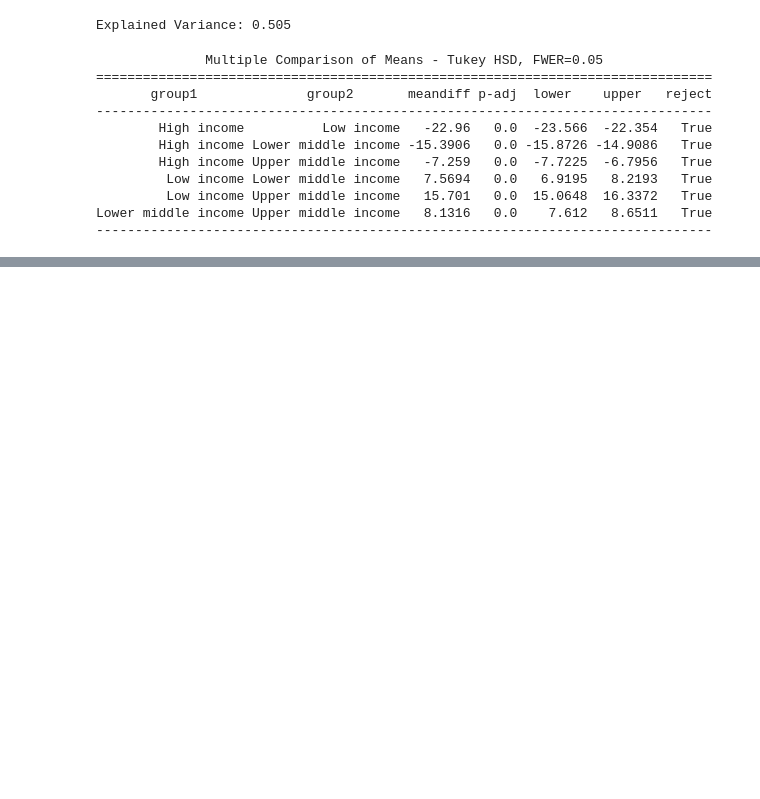
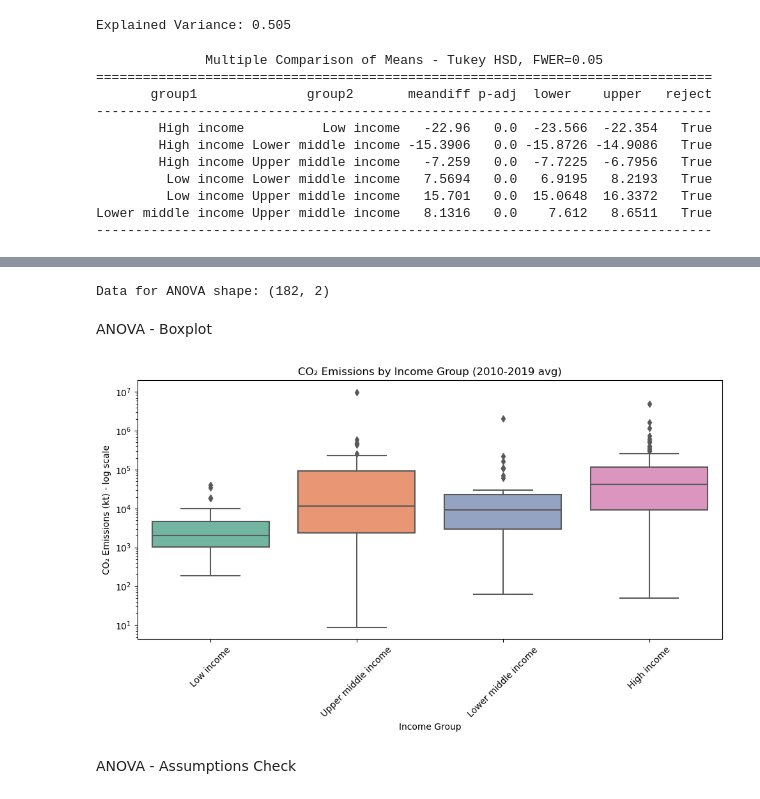
Before and after one commit to kellymegan/ASDA_2025_Group_2_Portfolio_, a Jupyter notebook: notebooks/week_05_group_2_notebook.ipynb, the cells around one changed output, grey strips where cells are left out. Cells and saved outputs as stored; diff of their text form; code cells hidden in the pictures; blank space fills up the shorter version.

```diff
--- a/notebooks/week_05_group_2_notebook.ipynb
+++ b/notebooks/week_05_group_2_notebook.ipynb
@@ -246,0 +275,25 @@ Lower middle income Upper middle income   8.1316   0.0    7.612   8.6511   True
+# %%
+# Research question: Do income groups differ in CO2 emissions?
+var = 'CO2_emissions'
+group_col = 'Income_group'
+
+data = df_avg[[var, group_col]].dropna()
+print("Data for ANOVA shape:", data.shape)
+# %% [output]
+Data for ANOVA shape: (182, 2)
+# %% [markdown]
+ANOVA - Boxplot
+# %%
+plt.figure(figsize=(10,6))
+sns.boxplot(x=group_col, y=var, data=data, palette='Set2')
+plt.yscale('log')
+plt.title('CO₂ Emissions by Income Group (2010-2019 avg)')
+plt.ylabel('CO₂ Emissions (kt) - log scale')
+plt.xlabel('Income Group')
+plt.xticks(rotation=45)
+plt.tight_layout()
+plt.show()
+# %% [output]
+[figure, added]
+# %% [markdown]
+ANOVA - Assumptions Check
```
Also changed, not shown: parts of 26 cells of this notebook.
